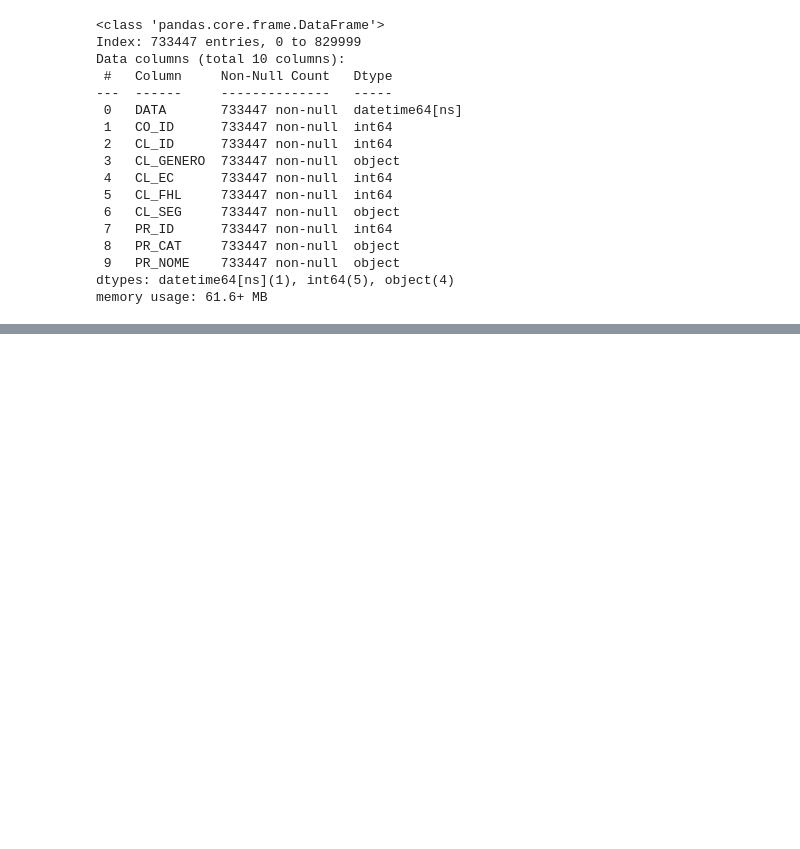
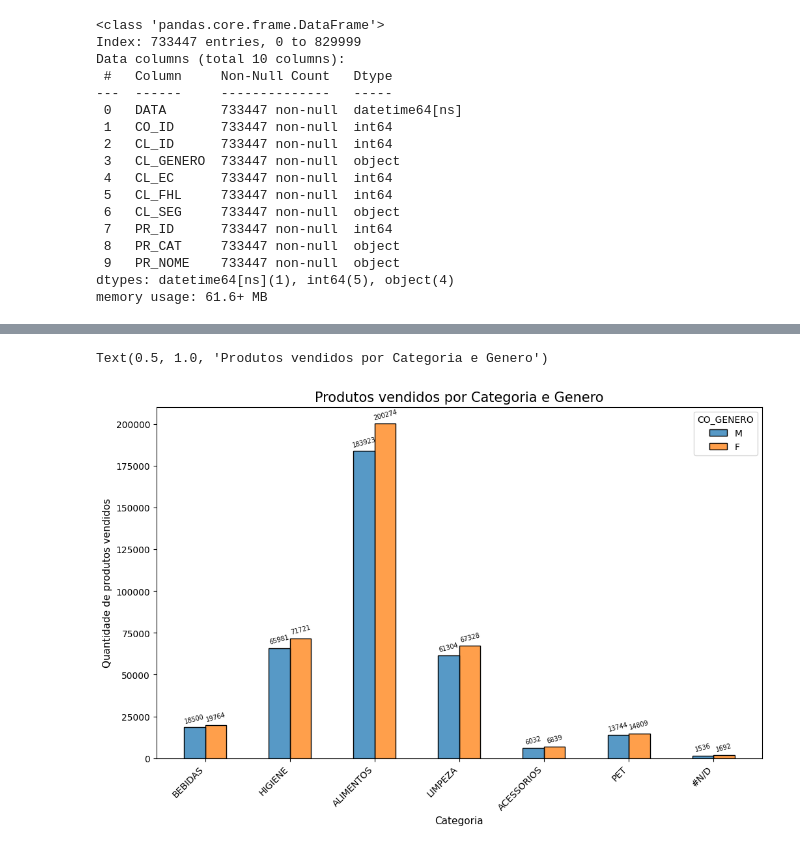
Before and after one commit to valebaggiosj/Miniprojeto_Valeria_T3, a Jupyter notebook: miniprojeto-valeria-t3.ipynb, the cells around one changed output, grey strips where cells are left out. Cells and saved outputs as stored; diff of their text form; code cells hidden in the pictures; blank space fills up the shorter version.

```diff
--- a/miniprojeto-valeria-t3.ipynb
+++ b/miniprojeto-valeria-t3.ipynb
@@ -243,0 +351,30 @@ df[colunas_string]
+# %%
+# Aumenta o tamanho do gráfico
+plt.figure(figsize=(12, 7))
+
+# Gráfico para visualizar
+ax = sns.histplot(data=df, x="DE_CATEGORIA_PRODUTO", hue="CO_GENERO", multiple="dodge", shrink=0.5, legend=True)
+
+for container in ax.containers:
+    ax.bar_label(
+        container,
+        fmt="%g",  # Formata o número (ex: remove decimais desnecessários)
+        padding=3,  # Espaçamento em pontos entre o topo da barra e o texto
+        fontsize=7,  # Tamanho da fonte do valor
+        rotation=15,
+    )
+
+# Inclinando o texto das categorias para entrar no gráfico, pois estava se sobrepondo
+plt.xticks(rotation=45, ha="right")
+
+plt.xlabel("Categoria", fontsize=11)
+plt.ylabel("Quantidade de produtos vendidos", fontsize=11)
+plt.title("Produtos vendidos por Categoria e Genero", fontsize=15)
+
+# Referências:
+# https://seaborn.pydata.org/generated/seaborn.histplot.html#seaborn.histplot
+# https://www.datacamp.com/pt/tutorial/seaborn-python-tutorial
+# USado IA para alguns detalhes como rotação de texto, tamanho do gráfico, colocar números nas barras.
+# %% [output]
+Text(0.5, 1.0, 'Produtos vendidos por Categoria e Genero')
+[figure, added]
```
Also changed, not shown: parts of 18 cells of this notebook.
